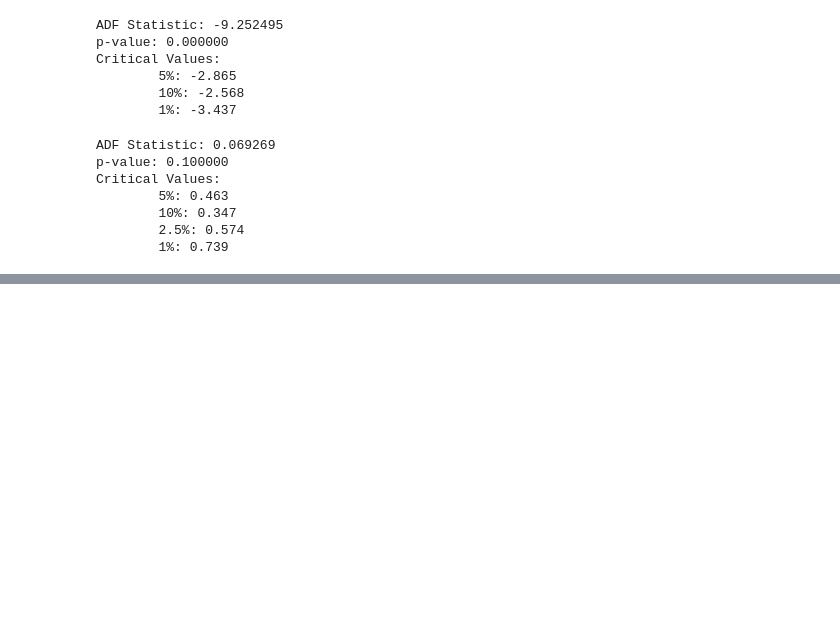
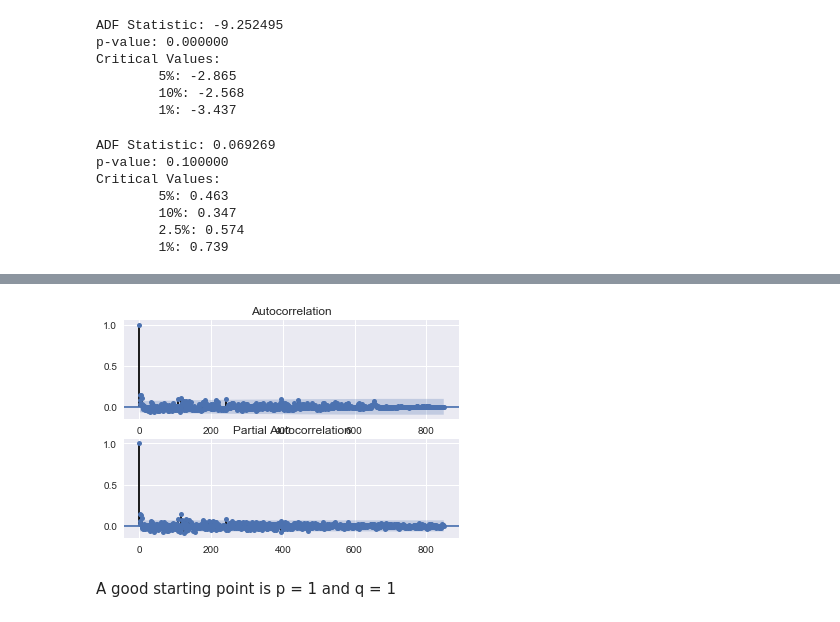
Before and after one commit to JosephKevin/TimeSeriesPrediction, a Jupyter notebook: ts_prediction_playground.ipynb, the cells around one changed output, grey strips where cells are left out. Drawn from its saved outputs; the diff is of its cells as text; code cells hidden in the pictures; blank space fills up the shorter version.

Commit message:
ARIMA model implementation

```diff
--- a/ts_prediction_playground.ipynb
+++ b/ts_prediction_playground.ipynb
@@ -901,0 +910,3 @@ Environment and problem description have been defined already
+# %%
+tcp_df_val = tcp_df.iloc[850:, :]
+tcp_df_data = tcp_df.iloc[:850, :]
@@ -901,0 +982,18 @@ Environment and problem description have been defined already
+# %%
+# ARIMA model
+# we need p,d,q parameters for ARIMA model
+from pandas import Series
+from statsmodels.graphics.tsaplots import plot_acf
+from statsmodels.graphics.tsaplots import plot_pacf
+from matplotlib import pyplot
+pyplot.figure()
+pyplot.subplot(211)
+plot_acf(tcp_df_data['dur'], ax=pyplot.gca())
+pyplot.subplot(212)
+plot_pacf(tcp_df_data['dur'], ax=pyplot.gca())
+pyplot.show()
+# %% [output]
+[figure, added]
+# %% [markdown]
+
+A good starting point is p = 1 and q = 1
```
Also changed, not shown: parts of 10 cells of this notebook.
